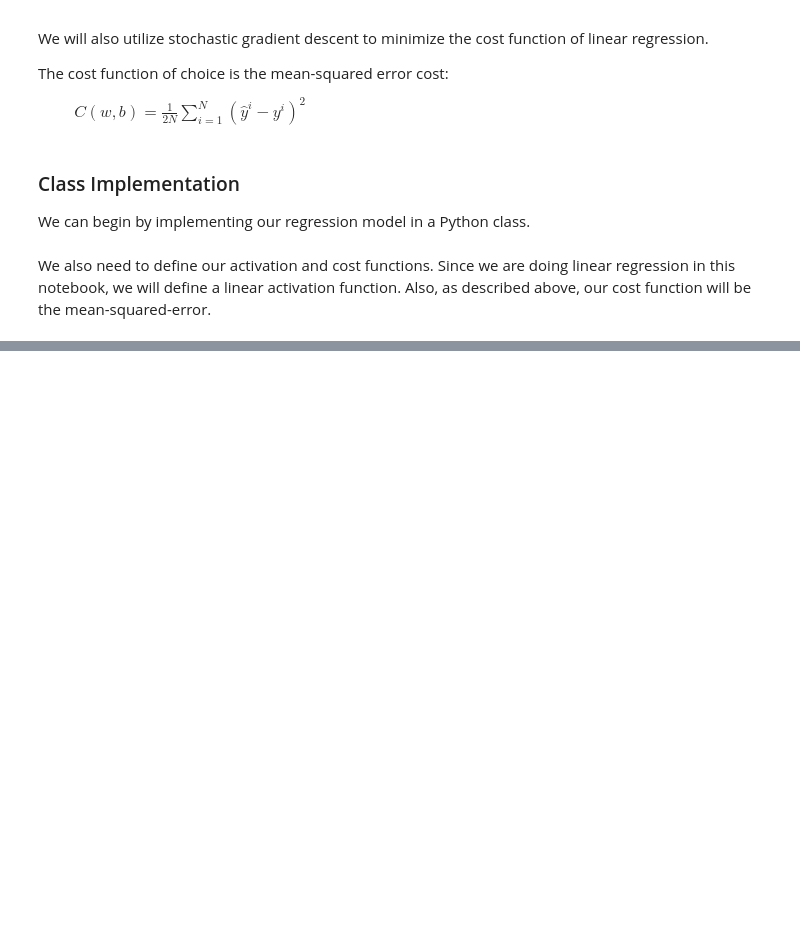
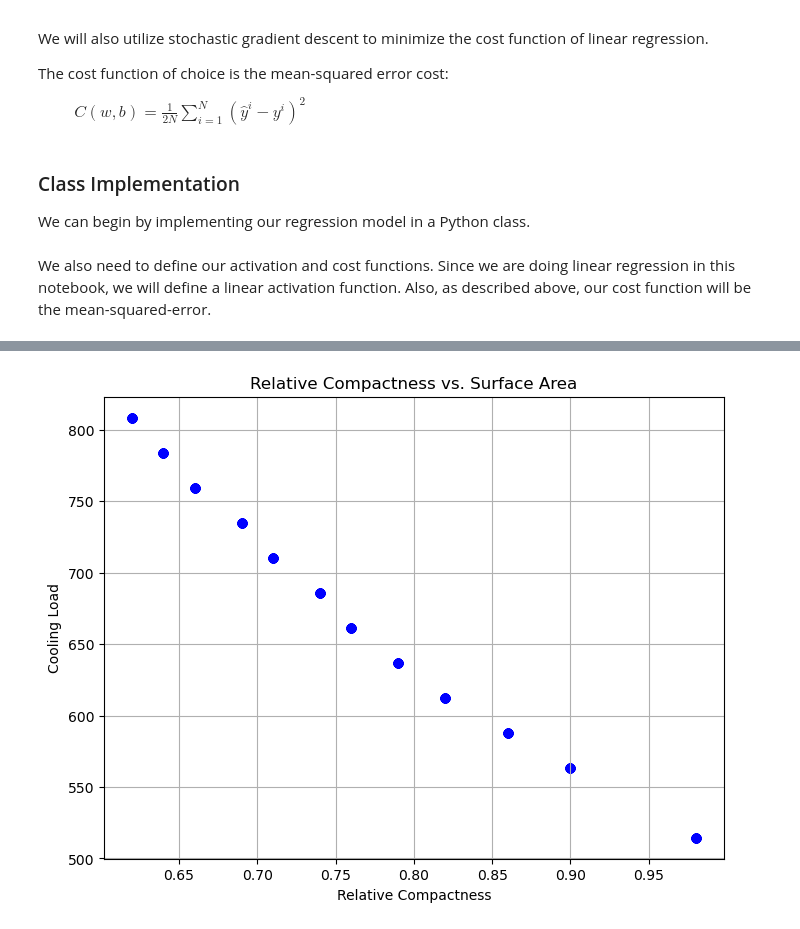
Before and after one commit to kritshan/INDE-577, a Jupyter notebook: Supervised Learning/Linear + Logistic Regression/linear_regression.ipynb, the cells around one changed output, grey strips where cells are left out. Saved outputs shown, nothing was run; the diff lists cells and outputs as text; code cells hidden in the pictures; blank space fills up the shorter version.

```diff
--- a/Supervised Learning/Linear + Logistic Regression/linear_regression.ipynb
+++ b/Supervised Learning/Linear + Logistic Regression/linear_regression.ipynb
@@ -238,0 +240,13 @@ plt.show()
+# %%
+X = energy['X1'].values.reshape(-1, 1)
+y = energy['X2'].values
+
+plt.figure(figsize=(8, 6))
+plt.scatter(X, y, color='blue', alpha=0.5)
+plt.title('Relative Compactness vs. Surface Area')
+plt.xlabel('Relative Compactness')
+plt.ylabel('Cooling Load')
+plt.grid(True)
+plt.show()
+# %% [output]
+[figure, added]
```
Also changed, not shown: parts of 9 cells of this notebook, 2 other files.
